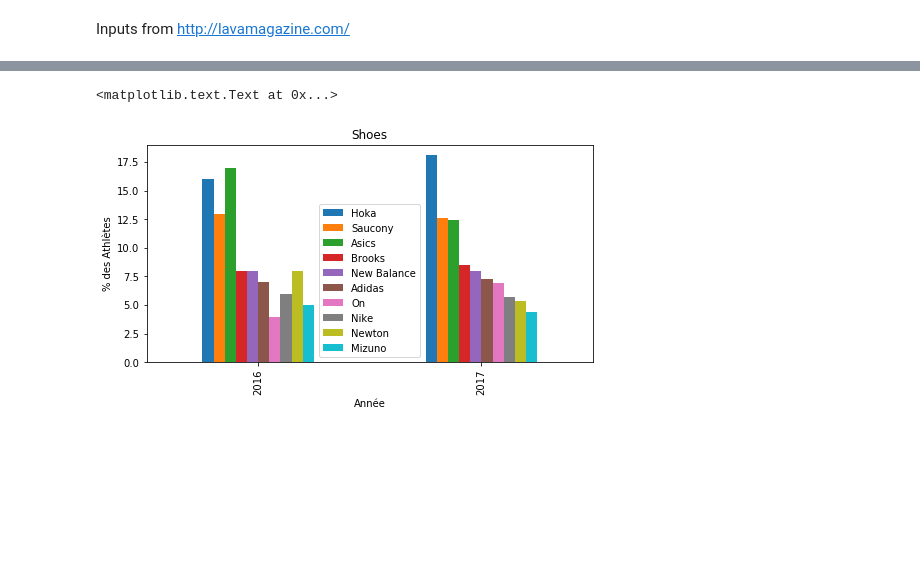
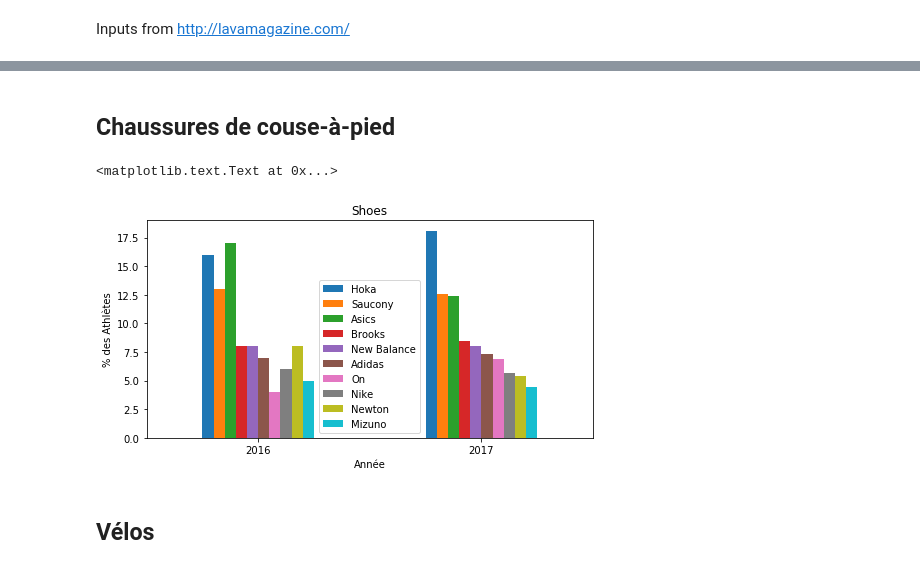
Before and after one commit to marxav/kona, a Jupyter notebook: 2017_kona_lava_stats.ipynb, the cells around one changed output, grey strips where cells are left out. Cells and saved outputs as stored; diff of their text form; code cells hidden in the pictures; blank space fills up the shorter version.

Commit message:
added many more figures

```diff
--- a/2017_kona_lava_stats.ipynb
+++ b/2017_kona_lava_stats.ipynb
@@ -87,16 +30,30 @@ lava_shoes = [{'Asics':17.0, 'Hoka':16, 'Saucony':13, 'Brooks':8, 'New Balance':
-# %%
-df = pd.DataFrame(lava_shoes, index=years)
-df = df.fillna(value=0)
-df.head()
-
-# discard any brand which is not is the top-10 brands
-# otherwise, chart will be diffcult to read
-top_10 = df.loc[2017].sort_values(ascending=False).head(10).index
-df = df[top_10]
-
-ax = df.plot.bar(title='Shoes', figsize=(8, 4))
-ax.set_xlabel('Année')
-ax.set_ylabel('% des Athlètes')
-# %% [output]
-<matplotlib.text.Text at 0x...>
-[figure, removed]
+# %% [markdown]
+## Chaussures de couse-à-pied
+# %%
+lava_shoes = [
+    {'Asics':17.0, 'Hoka':16, 'Saucony':13, 'Brooks':8, 'New Balance':8,
+     'Newton':8, 'Adidas':7, 'Nike':6, 'Mizuno':5, 'On':4,
+     'Zoot':3, 'Skechers':2, 'Altra':2, 'Others':1},
+    {'Hoka':18.1, 'Saucony':12.6, 'Asics': 12.4, 'Brooks':8.5, 'New Balance':8.0,
+     'Adidas':7.3, 'On':6.9, 'Nike':5.7, 'Newton':5.4, 'Mizuno':4.4,
+     'Skechers':3.7, 'Altra': 2.0, 'Salming':1.3, 'Zoot':1.3, 'Under Armor':0.004,
+     'Puma':0.002, 'Scott':.002, 'Pearl Izumi':0.002, 'Inov-8':0.002, 'Vibram':0.0005,
+     'Kswiss':0.0005, 'Merrel':0.0005, 'Other':0.002}
+]
+# %%
+df = pd.DataFrame(lava_shoes, index=years)
+df = df.fillna(value=0)
+
+# discard any brand which is not is the top-10 brands
+# otherwise, chart will be diffcult to read
+top_10 = df.loc[2017].sort_values(ascending=False).head(10).index
+df = df[top_10]
+
+ax = df.plot.bar(title='Shoes', figsize=(8, 4), rot=0)
+ax.set_xlabel('Année')
+ax.set_ylabel('% des Athlètes')
+# %% [output]
+<matplotlib.text.Text at 0x...>
+[figure, added]
+# %% [markdown]
+## Vélos
```
Also changed, not shown: parts of 49 cells of this notebook.
